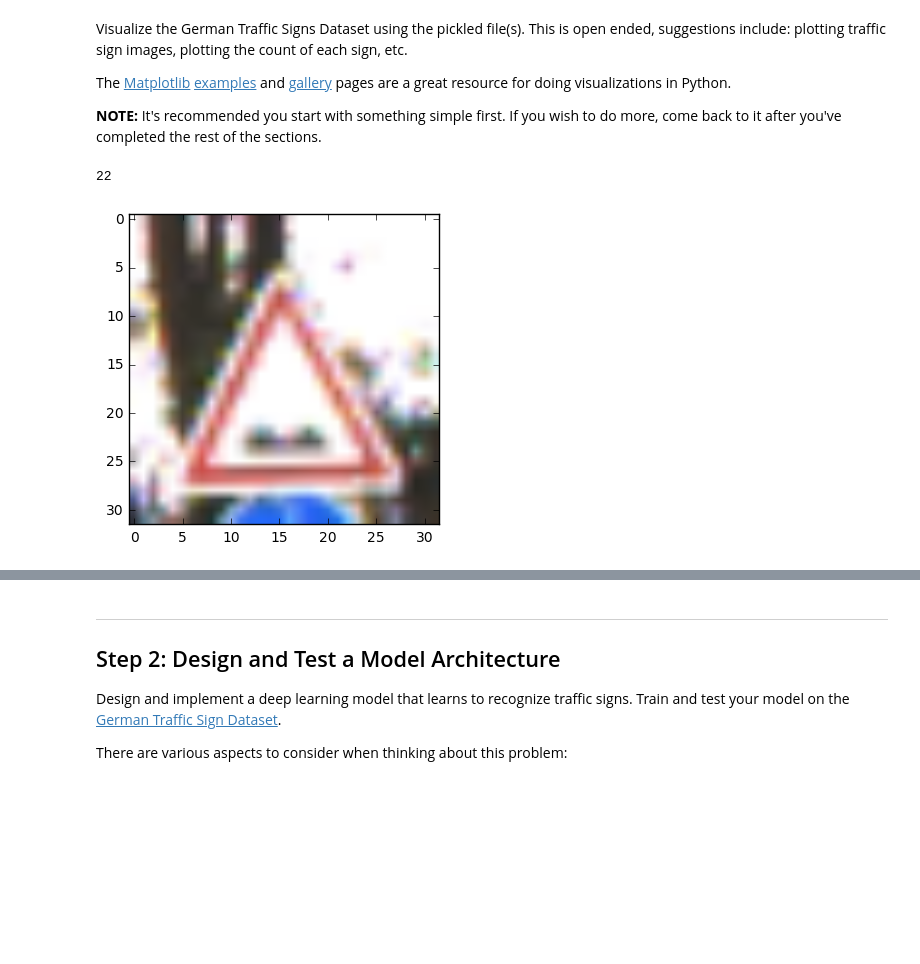
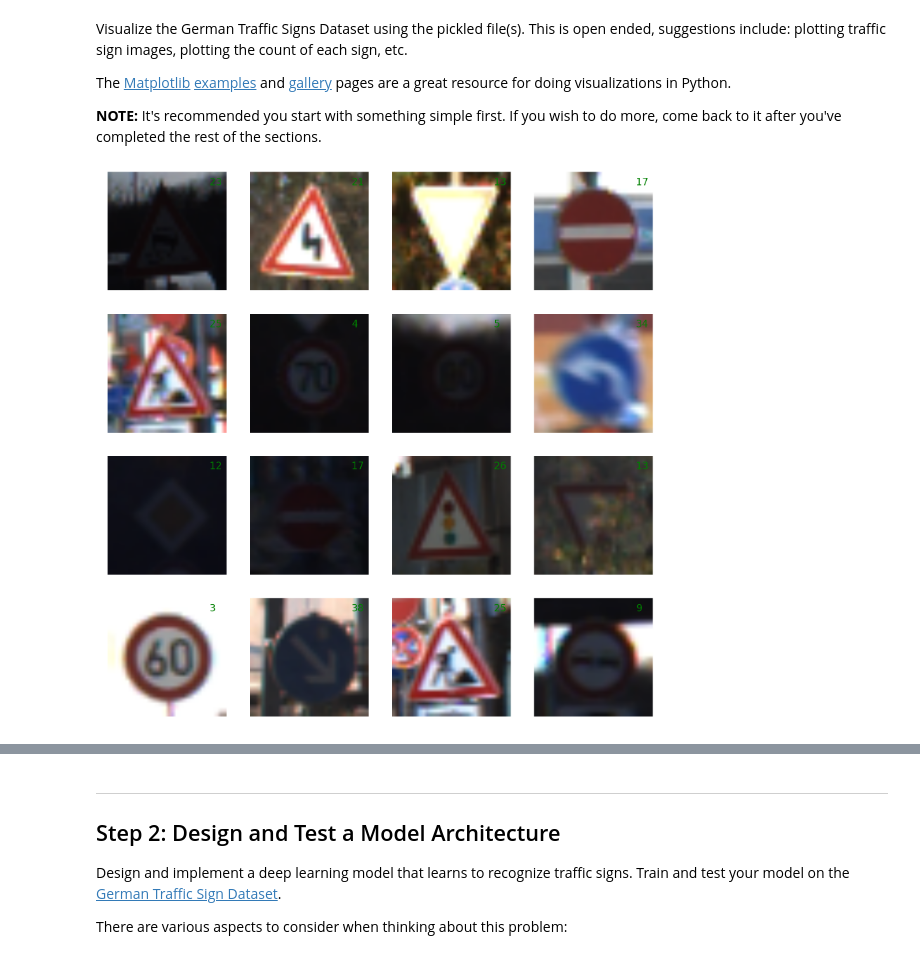
Before and after one commit to gada1982/CarND-Traffic-Sign-Classifier-Project, a Jupyter notebook: Traffic_Sign_Classifier.ipynb, the cells around one changed output, grey strips where cells are left out. Saved outputs shown, nothing was run; the diff lists cells and outputs as text; code cells hidden in the pictures; blank space fills up the shorter version.

Commit message:
First version with useful info prints

```diff
--- a/Traffic_Sign_Classifier.ipynb
+++ b/Traffic_Sign_Classifier.ipynb
@@ -130,26 +176,46 @@ The [Matplotlib](http://matplotlib.org/) [examples](http://matplotlib.org/exampl
 
 **NOTE:** It's recommended you start with something simple first. If you wish to do more, come back to it after you've completed the rest of the sections.
 # %%
-### Data exploration visualization goes here.
-### Feel free to use as many code cells as needed.
-import random
-import matplotlib.pyplot as plt
-# Visualizations will be shown in the notebook.
-%matplotlib inline
+### Data exploration visualization.
 
-def show_random_image(img_pack, label_pack, color):
+def show_single_random_image(img_pack, label_pack, color):
     # print a random image of a img_pack and its label
     index = random.randint(0, len(img_pack))
     image = img_pack[index].squeeze()
     #plt.figure(figsize=(1,1))
     if color == 1:
         plt.imshow(image)
     else:
         plt.imshow(image, cmap='gray')
     print(label_pack[index])
 
-# print a random image of a img_pack and its label
-show_random_image(X_train, y_train, 1)
+def show_random_images_as_table(img_pack, label_pack, color):
+    # prints 16 random images of a img_pack and its label
+    index_list = []
+    for i in range(0, 16):
+        index_list.append(random.randint(0, len(img_pack)))
+
+    dummy, axis = plt.subplots( 4, 4, figsize=(20,20))
+    columns = 0
+    rows = 0
+    old_row = 0
+    count = 0
+    for x in index_list:
+        image = img_pack[x]
+
+        if columns == 3:
+            rows += 1
+        columns = count % 4
+        count += 1
+
+        axis[rows, columns].imshow(image)
+        axis[rows, columns].annotate(int(label_pack[x]), xy=(27, 3), color='green', fontsize='20')
+
+        axis[rows,columns].axis('off')
+
+    plt.show()
+
+# Prints 16 random images of the training set and its label
+show_random_images_as_table(X_train, y_train, 1)
 # %% [output]
-22
-[figure, old version]
+[figure, new version]
```
Also changed, not shown: parts of 12 cells of this notebook.
